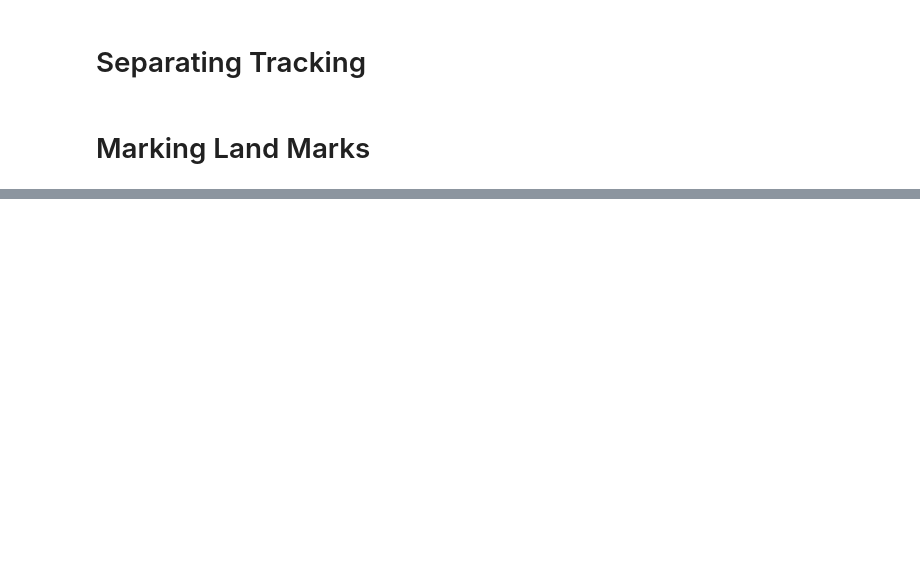
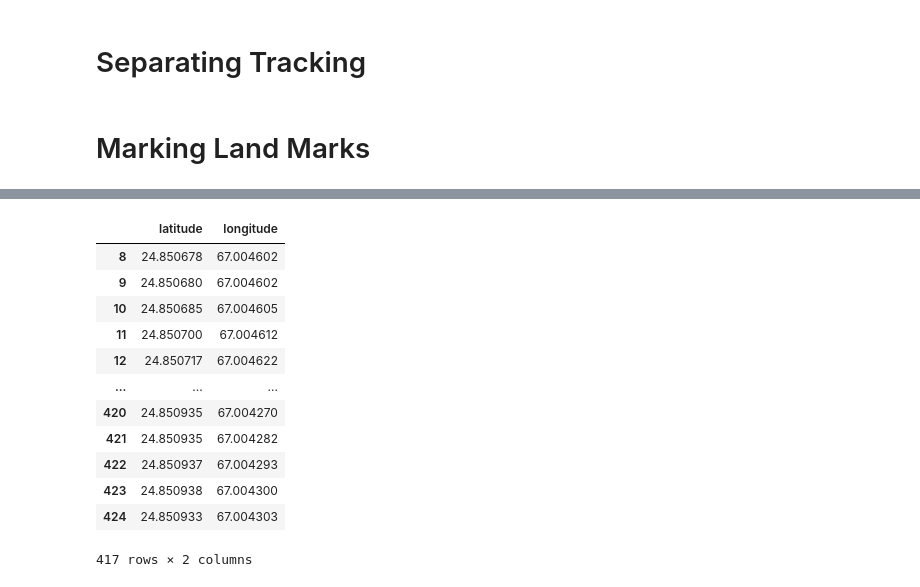
Before and after one commit to MuhammadSyyed/my_tracking_app, a Jupyter notebook: main_maps.ipynb, the cells around one changed output, grey strips where cells are left out. Saved outputs shown, nothing was run; the diff lists cells and outputs as text; code cells hidden in the pictures; blank space fills up the shorter version.

Commit message:
Adds new memory

```diff
--- a/main_maps.ipynb
+++ b/main_maps.ipynb
@@ -124,3 +154,35 @@ Marking Thomas henry lawn
+# %%
+tracking_memory = {}
+
+all_locations = list(reference['desc'])
+for fromm in all_locations:
+    temp_locations = all_locations.copy()
+    temp_locations.remove(fromm)
+    for tto in temp_locations:
+        key = f'{fromm}-{tto}'
+        reverse_key = f'{tto}-{fromm}'
+        value = fetch_tracking_records(tracking,fromm,tto)
+        if not value.empty:
+            tracking_memory[key] = value
+            tracking_memory[reverse_key] = value
+        else:
+            pass
+# %%
+tracking_memory['Parking-Indoor sports hall']
+# %% [output]
+|  | latitude | longitude |
+| 8 | 24.850678 | 67.004602 |
+| 9 | 24.850680 | 67.004602 |
+| 10 | 24.850685 | 67.004605 |
+| 11 | 24.850700 | 67.004612 |
+| 12 | 24.850717 | 67.004622 |
+| ... | ... | ... |
+| 420 | 24.850935 | 67.004270 |
+| 421 | 24.850935 | 67.004282 |
+| 422 | 24.850937 | 67.004293 |
+| 423 | 24.850938 | 67.004300 |
+| 424 | 24.850933 | 67.004303 |
+417 rows × 2 columns
 # %%
 lat,long = get_lat_lon('Sindh Madressa-tul-Islam University')
 smiu_map = folium.Map(location=[lat, long], zoom_start=150)
```
Also changed, not shown: parts of 17 cells of this notebook, 1 other file.
